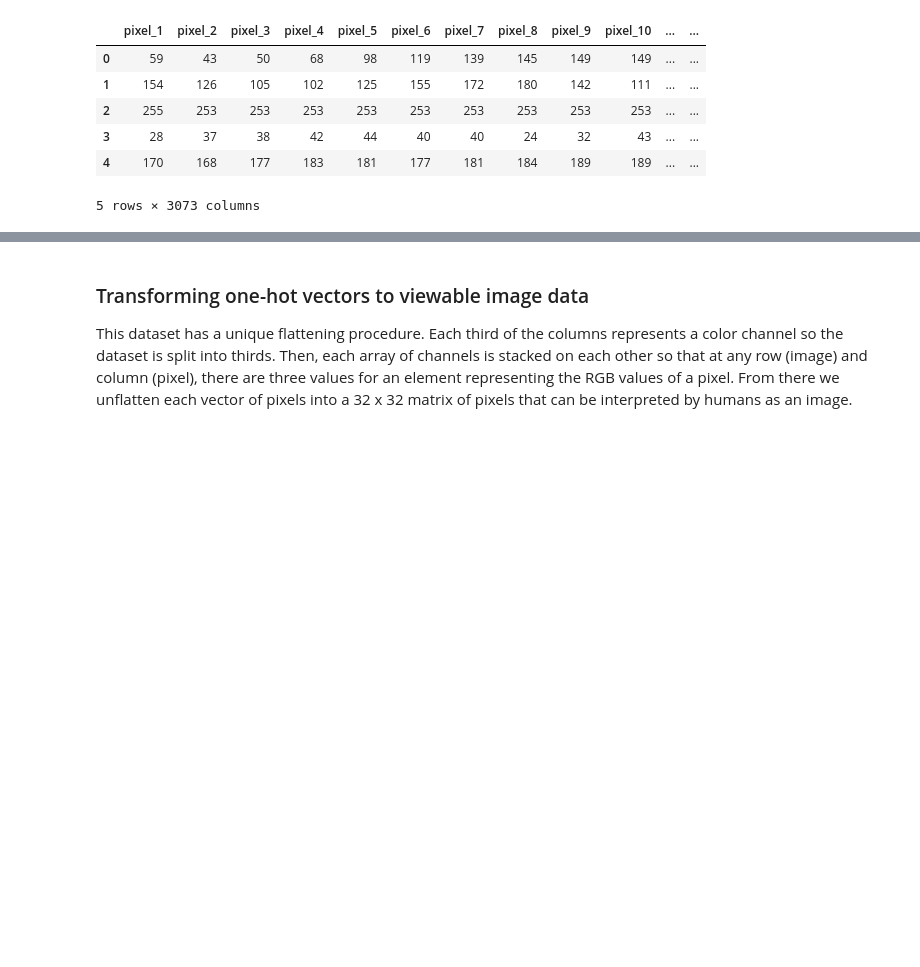
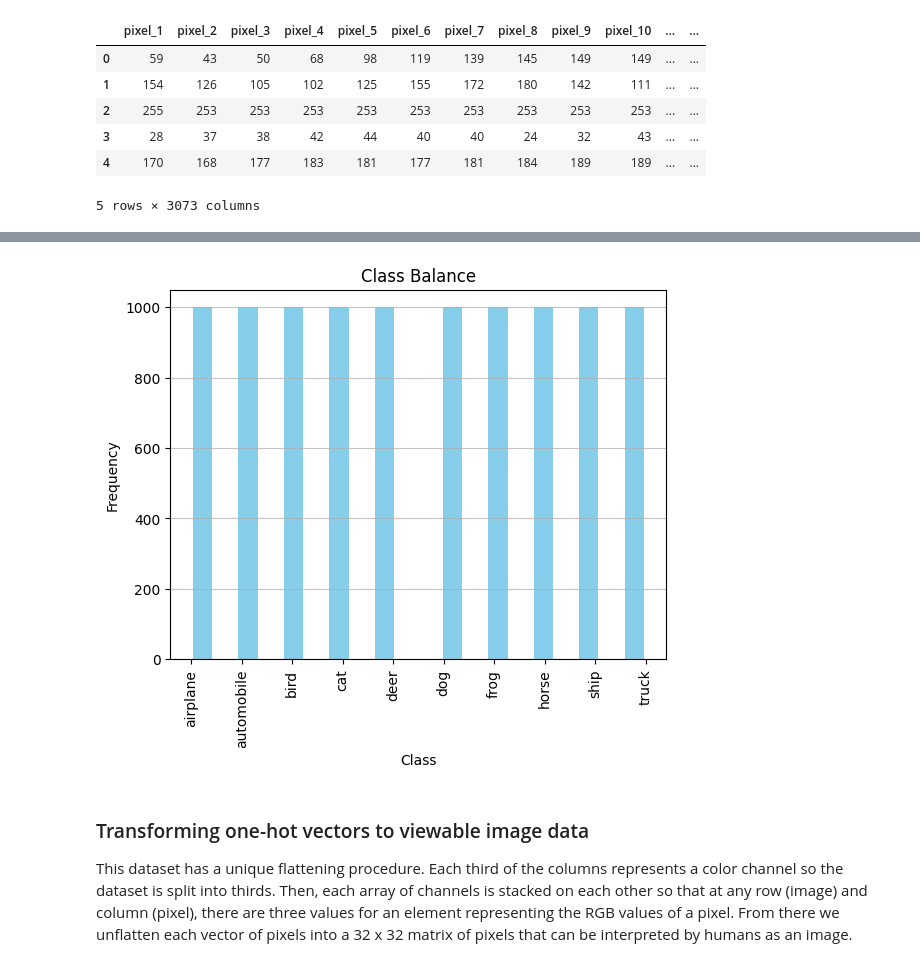
Before and after one commit to rishabhxpandey/cs490dsc, a Jupyter notebook: cifar-10_summary_statistics.ipynb, the cells around one changed output, grey strips where cells are left out. Saved outputs shown, nothing was run; the diff lists cells and outputs as text; code cells hidden in the pictures; blank space fills up the shorter version.

```diff
--- a/cifar-10_summary_statistics.ipynb
+++ b/cifar-10_summary_statistics.ipynb
@@ -71,3 +100,16 @@ Test Dataset Shape:
+# %%
+plt.hist(test_df['label'], bins='auto', color='skyblue', rwidth=0.85)
+
+plt.xticks(list(label_mapping.keys()), list(label_mapping.values()), rotation='vertical')
+
+plt.title('Class Balance')
+plt.xlabel('Class')
+plt.ylabel('Frequency')
+plt.grid(axis='y', alpha=0.75)
+
+plt.show()
+# %% [output]
+[figure, added]
 # %% [markdown]
 ### Transforming one-hot vectors to viewable image data
 This dataset has a unique flattening procedure. Each third of the columns represents a color channel so the dataset is split into thirds. Then, each array of channels is stacked on each other so that at any row (image) and column (pixel), there are three values for an element representing the RGB values of a pixel. From there we unflatten each vector of pixels into a 32 x 32 matrix of pixels that can be interpreted by humans as an image.
```
Also changed, not shown: parts of 4 cells of this notebook, 2 other files.
